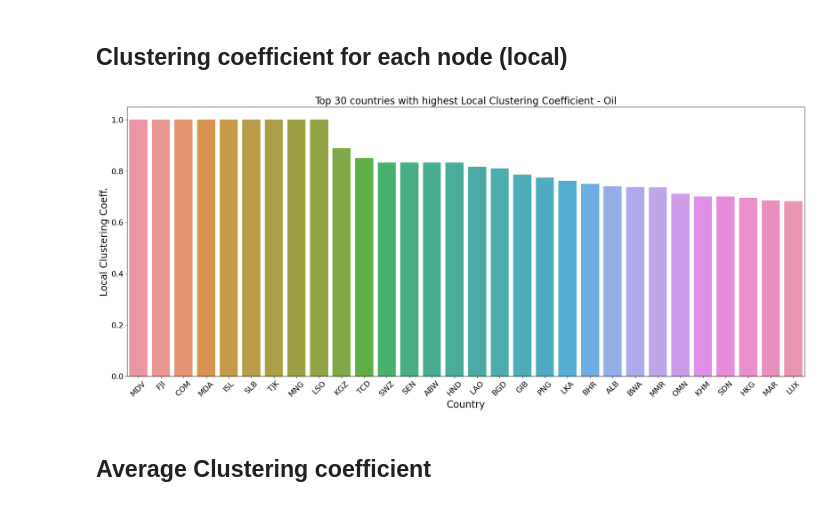
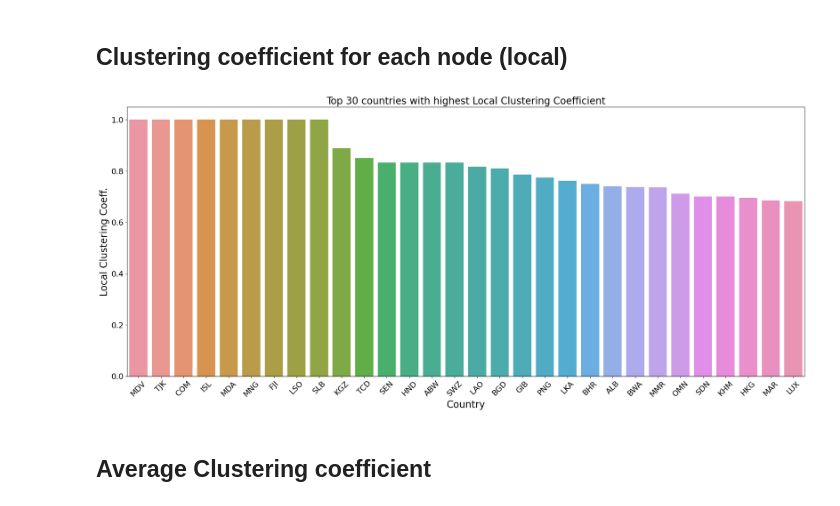
Before and after one commit to HumidBore/Social-Network-Analysis, a Jupyter notebook: 5_Oil_SocialNetworkAnalysis.ipynb, the cells around one changed output. Drawn from its saved outputs; the diff is of its cells as text; code cells hidden in the pictures.

Commit message:
added notebooks and graphs

```diff
--- a/5_Oil_SocialNetworkAnalysis.ipynb
+++ b/5_Oil_SocialNetworkAnalysis.ipynb
@@ -15,7 +15,7 @@ import seaborn as sns
 import networkx as nx
 import matplotlib.pyplot as plt
 
-THRESHOLD = 1.0
+THRESHOLD = 1000.0
 PRODUCT = "Oil" #Eng, Coal, Oil, GAS, GNL
 DATASET_PATH = "DatasetWithCountries.xlsx"
 GRAPHS_PATH = "Graphs/"
@@ -365,9 +396,9 @@ nx.draw_networkx(G_total,with_labels=True)
 # %%
 local_clustering_list = sorted(nx.clustering(G_total).items(), key=lambda item: item[1], reverse=True)
 # %%
-custom_plotting_function(pd.DataFrame(local_clustering_list[:50]), "Country", "Local Clustering Coeff.", "Top countries with highest Local Clustering Coefficient - " + PRODUCT)
+custom_plotting_function(pd.DataFrame(local_clustering_list[:50]), "Country", "Local Clustering Coeff.", "Top countries with highest Local Clustering Coefficient")
 # %% [output]
-[figure, old version]
+[figure, new version]
 # %% [markdown]
 ## Average Clustering coefficient
 # %%
```
Also changed, not shown: parts of 9 cells of this notebook, 15 other files.
